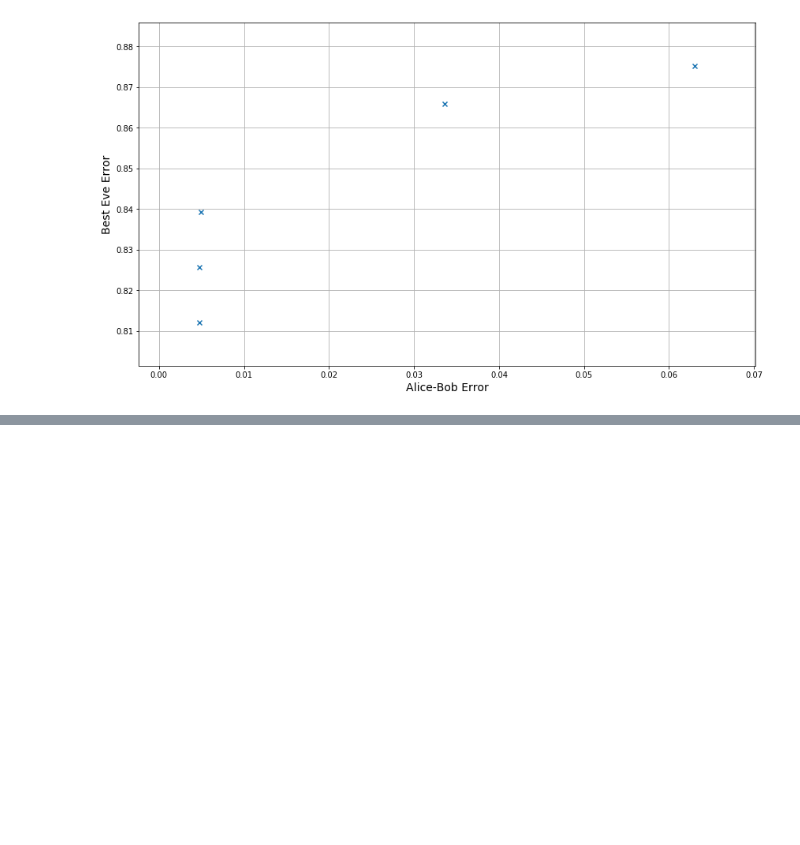
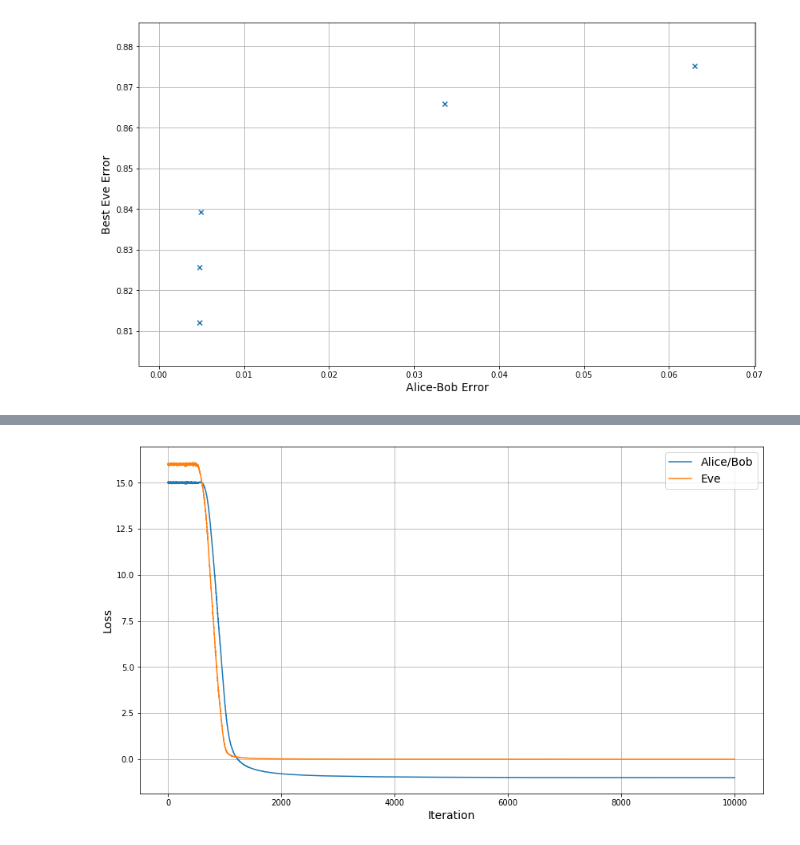
Before and after one commit to wert310/adversarial_neural_crypto, a Jupyter notebook: symmetric_encryption.ipynb, the cells around one changed output, grey strips where cells are left out. Saved outputs shown, nothing was run; the diff lists cells and outputs as text; code cells hidden in the pictures; blank space fills up the shorter version.

```diff
--- a/symmetric_encryption.ipynb
+++ b/symmetric_encryption.ipynb
@@ -287,3 +287,18 @@ def plot_best_eves(AB, BE):
 plot_best_eves(AB, BE)
 # %% [output]
 [figure]
+# %%
+# Paper Loss function with - sign
+A_1 = ABENet(N, has_key=True).to(DEVICE)
+B_1 = ABENet(N, has_key=True).to(DEVICE)
+E_1 = ABENet(N, has_key=False).to(DEVICE)
+
+l1_norm_1 = lambda P1, P: torch.mean( torch.sum( torch.abs(P1 - P), dim=1 ), dim=0 ) # mean of batch
+loss_eve_1 = l1_norm_1
+loss_bob_1 = l1_norm_1
+loss_alicebob_1 = lambda P_bob, P_eve, P: loss_bob_1(P_bob, P) - (((N/2 - loss_eve_1(P_eve, P))**2) / ((N/2)**2))
+
+ABs_1, Es_1 = train_abe(A_1, B_1, E_1,
+                        max_iter=10000, loss_eve=loss_eve_1, loss_alicebob=loss_alicebob_1)
+plot_abe_losses(ABs_1, Es_1)
+# %% [output]
@@ -289,0 +315 @@ plot_best_eves(AB, BE)
+[figure, added]
```
Also changed, not shown: parts of 2 cells of this notebook.
